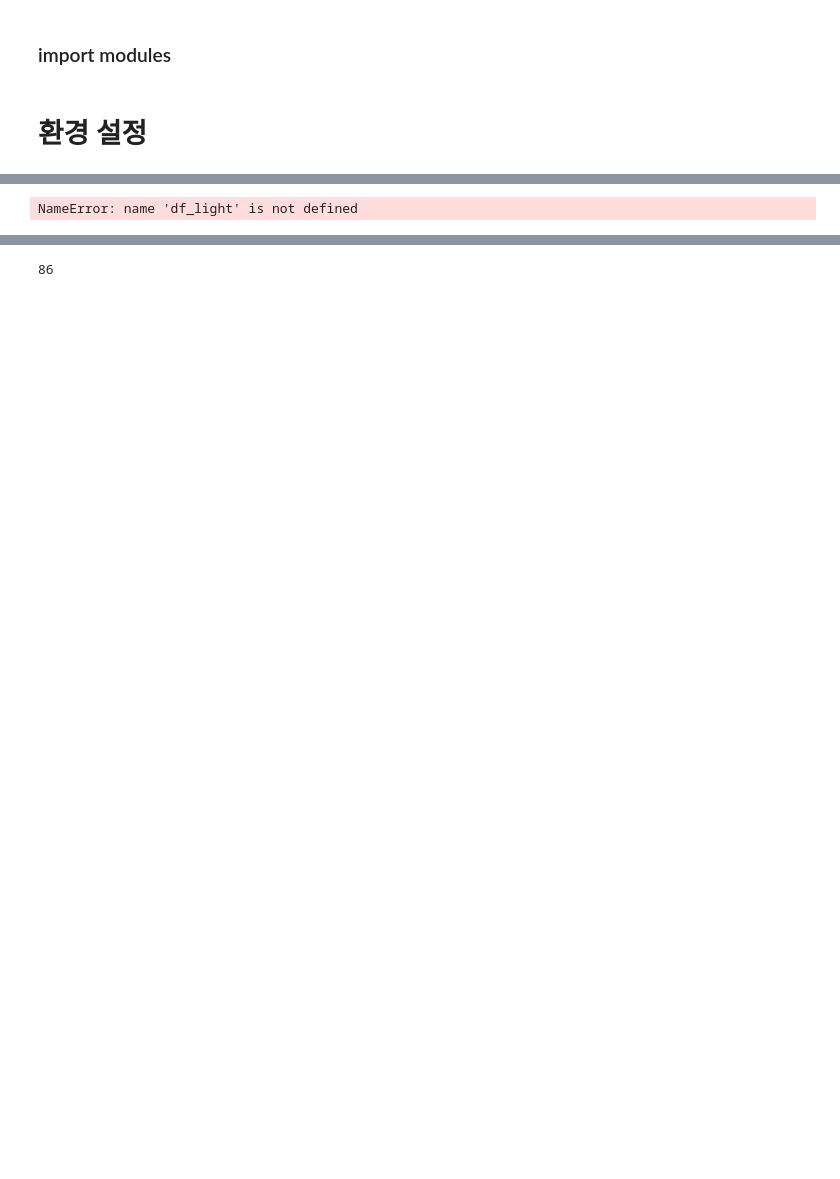
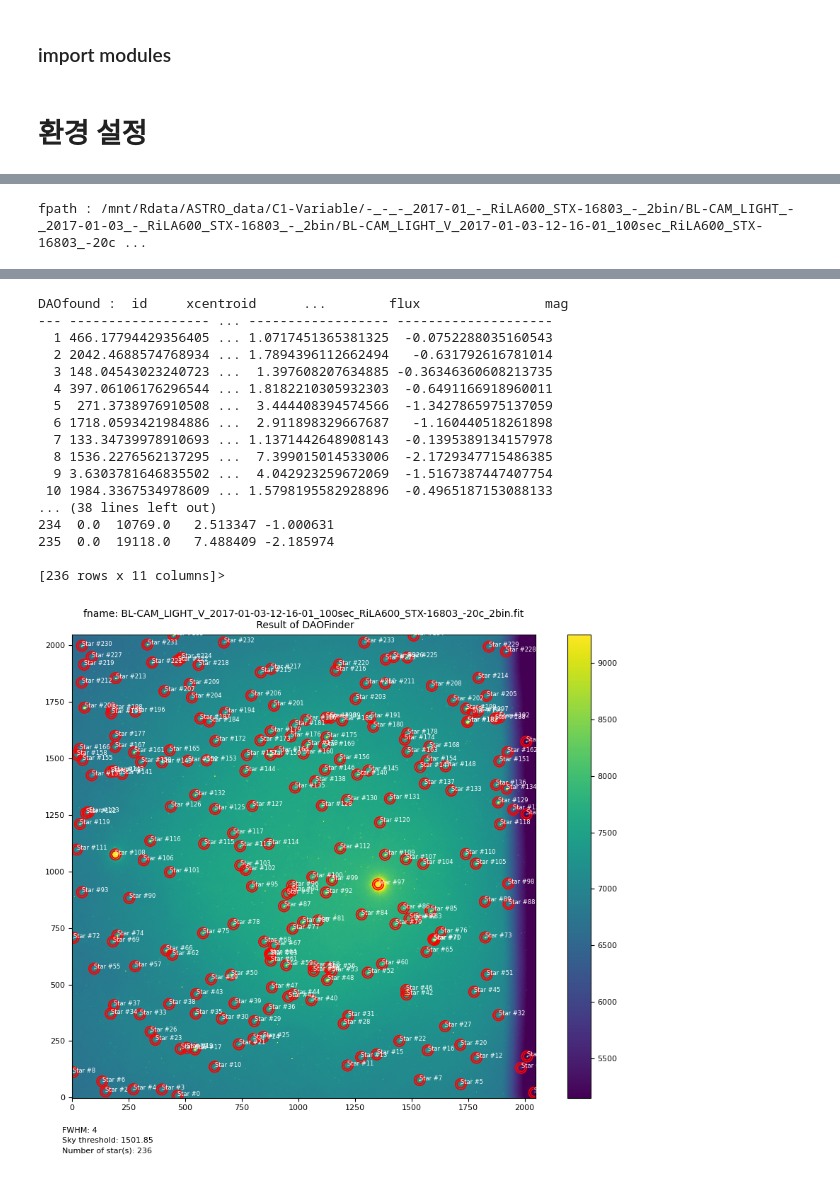
Before and after one commit to guitar79/astro_Python, a Jupyter notebook: 02_02_check_stars_using_DAOFinder.ipynb, the cells around one changed output, grey strips where cells are left out. Cells and saved outputs as stored; diff of their text form; code cells hidden in the pictures; blank space fills up the shorter version.

```diff
--- a/02_02_check_stars_using_DAOFinder.ipynb
+++ b/02_02_check_stars_using_DAOFinder.ipynb
@@ -270,7 +202,8 @@ summary[['file', 'CD1_1', 'CD1_2', 'CD2_1', 'CD2_2']]
 for _, row  in df_light.iterrows():
     fpath = Path(row["file"])
     # fpath = Path(df_light["file"][1])
-    print("fpath :" ,fpath)
+    if verbose == True :
+        print("fpath :" ,fpath)
     hdul = fits.open(fpath)
 
     ## thres
@@ -294,15 +227,17 @@ for _, row  in df_light.iterrows():
     # The DAOStarFinder object ("DAOfind") gets at least one input: the image.
     # Then it returns the astropy table which contains the aperture photometry results:
     DAOfound = DAOfind(hdul[0].data)
-
-    print("DAOfound :", DAOfound)
-    print("len(DAOfound) :",len(DAOfound))
-    print(DAOfound.colnames)
+    if verbose == True :
+        print("DAOfound :", DAOfound)
+        print("len(DAOfound) :",len(DAOfound))
+        print(DAOfound.colnames)
 
     df_DAO = DAOfound.to_pandas()
-    print(type(df_DAO))
+    if verbose == True :
+        print(type(df_DAO))
     df_DAO.to_csv(f"{DAOFINDERDIR}/{fpath.stem}_DAOfinder_fwhm_{FWHM}.csv")
-    print("df_DAO.describe :", df_DAO.describe)
+    if verbose == True :
+        print("df_DAO.describe :", df_DAO.describe)
 
     pos = np.transpose((DAOfound['xcentroid'], DAOfound['ycentroid']))
     apert = CAp(pos, r=R_AP)
@@ -343,5 +278,6 @@ for _, row  in df_light.iterrows():
     plt.savefig(f"{DAOFINDERDIR}/{fpath.stem}_DAOfinder_fwhm_{FWHM}.png")
 
     plt.show()
+    break
 # %% [output]
-NameError: name 'df_light' is not defined
+fpath : /mnt/Rdata/ASTRO_data/C1-Variable/-_-_-_2017-01_-_RiLA600_STX-16803_-_2bin/BL-CAM_LIGHT_-_2017-01-03_-_RiLA600_STX-16803_-_2bin/BL-CAM_LIGHT_V_2017-01-03-12-16-01_100sec_RiLA600_STX-16803_-20c ...
@@ -348,4 +286,18 @@ NameError: name 'df_light' is not defined
+DAOfound :  id     xcentroid      ...        flux                mag
+--- ------------------ ... ------------------ --------------------
+  1 466.17794429356405 ... 1.0717451365381325  -0.0752288035160543
+  2 2042.4688574768934 ... 1.7894396112662494   -0.631792616781014
+  3 148.04543023240723 ...  1.397608207634885 -0.36346360608213735
+  4 397.06106176296544 ... 1.8182210305932303  -0.6491166918960011
+  5  271.3738976910508 ...  3.444408394574566  -1.3427865975137059
+  6 1718.0593421984886 ...  2.911898329667687   -1.160440518261898
+  7 133.34739978910693 ... 1.1371442648908143  -0.1395389134157978
+  8 1536.2276562137295 ...  7.399015014533006  -2.1729347715486385
+  9 3.6303781646835502 ...  4.042923259672069  -1.5167387447407754
+ 10 1984.3367534978609 ... 1.5798195582928896  -0.4965187153088133
+... (38 lines left out)
+234  0.0  10769.0   2.513347 -1.000631
+235  0.0  19118.0   7.488409 -2.185974
+
+[236 rows x 11 columns]>
+[figure, added]
-# %%
-df_DAO.describe
-# %% [output]
-86
```
Also changed, not shown: parts of 11 cells of this notebook, 45 other files.
